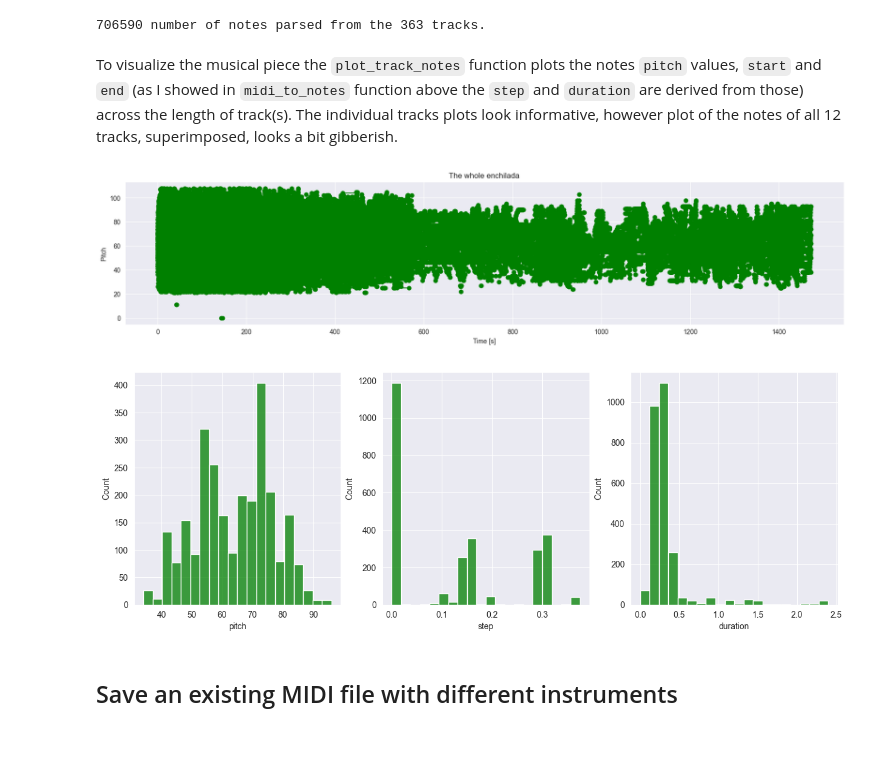
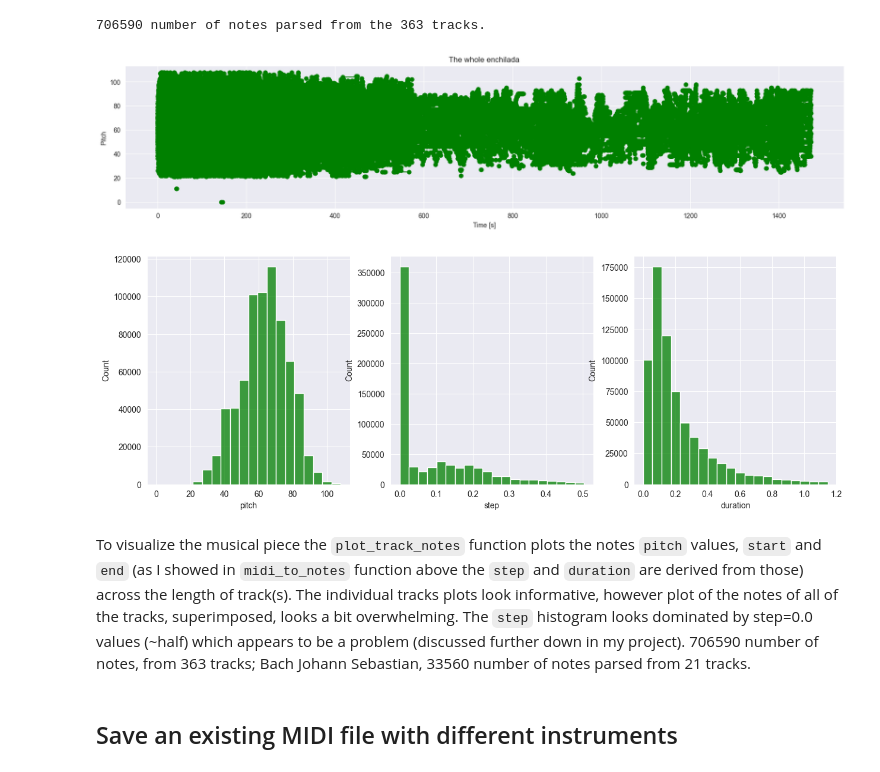
Before and after one commit to niko-todorov/CS770-DL, a Jupyter notebook: CS770-Final-NGT/src/CS770-DL-NGT-FinalProjectPhaseII.ipynb, the cells around one changed output. Cells and saved outputs as stored; diff of their text form; code cells hidden in the pictures; blank space fills up the shorter version.

````diff
--- a/CS770-Final-NGT/src/CS770-DL-NGT-FinalProjectPhaseII.ipynb
+++ b/CS770-Final-NGT/src/CS770-DL-NGT-FinalProjectPhaseII.ipynb
@@ -178,11 +183,11 @@ all_notes = pd.concat(all_notes)
 print(f'{len(all_notes)} number of notes parsed from the {len(faves)} tracks.')
 # %% [output]
 706590 number of notes parsed from the 363 tracks.
+# %%
+plot_track_notes(all_notes)
+plot_track_notes_distro(all_notes)
+# %% [output]
+[figure, added]
+[figure, added]
 # %% [markdown]
-To visualize the musical piece the ```plot_track_notes``` function plots the notes ```pitch``` values, ```start``` and ```end``` (as I showed in ```midi_to_notes``` function above the ```step``` and ```duration``` are derived from those) across the length of track(s). The individual tracks plots look informative, however plot of the notes of all 12 tracks, superimposed, looks a bit gibberish.
+To visualize the musical piece the `plot_track_notes` function plots the notes `pitch` values, `start` and `end` (as I showed in `midi_to_notes` function above the `step` and `duration` are derived from those) across the length of track(s). The individual tracks plots look informative, however plot of the notes of all of the tracks, superimposed, looks a bit overwhelming. The `step` histogram looks dominated by step=0.0 values (~half) which appears to be a problem (discussed further down in my project). 706590 number of notes, from 363 tracks; Bach Johann Sebastian, 33560 number of notes parsed from 21 tracks.
-# %%
-plot_track_notes(all_notes)
-plot_track_notes_distro(notes)
-# %% [output]
-[figure, removed]
-[figure, removed]
````
Also changed, not shown: parts of 24 cells of this notebook.
